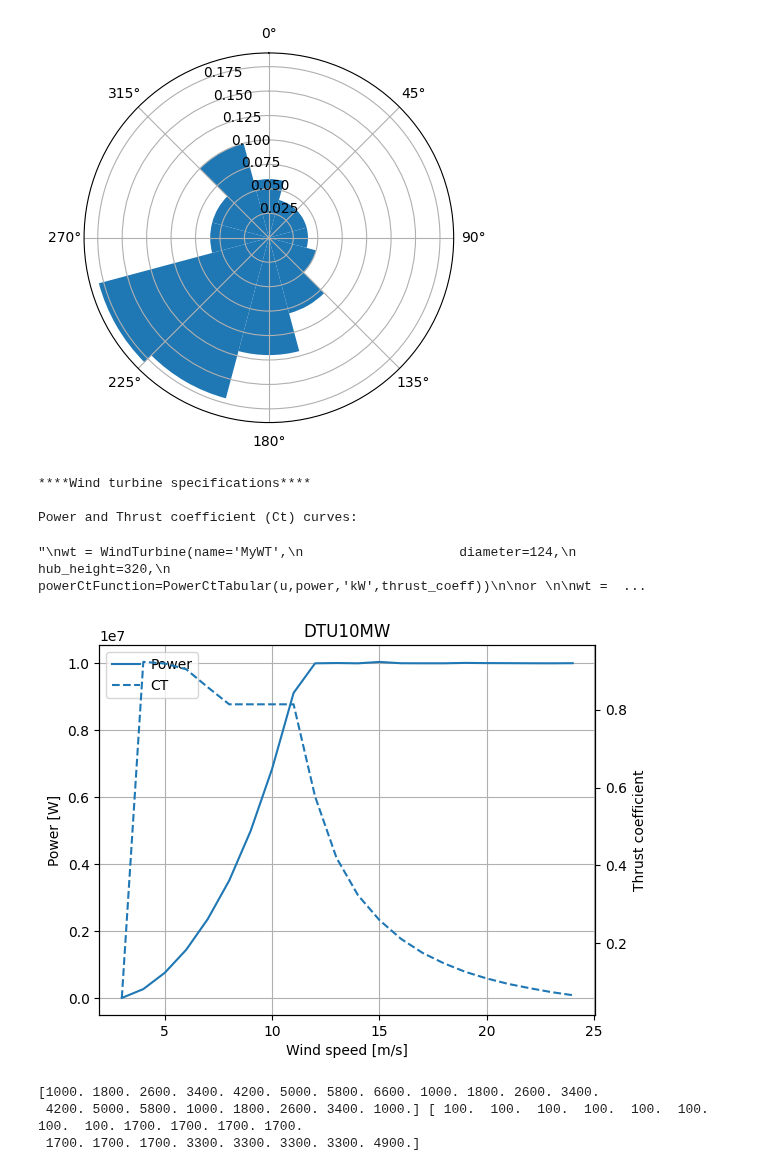
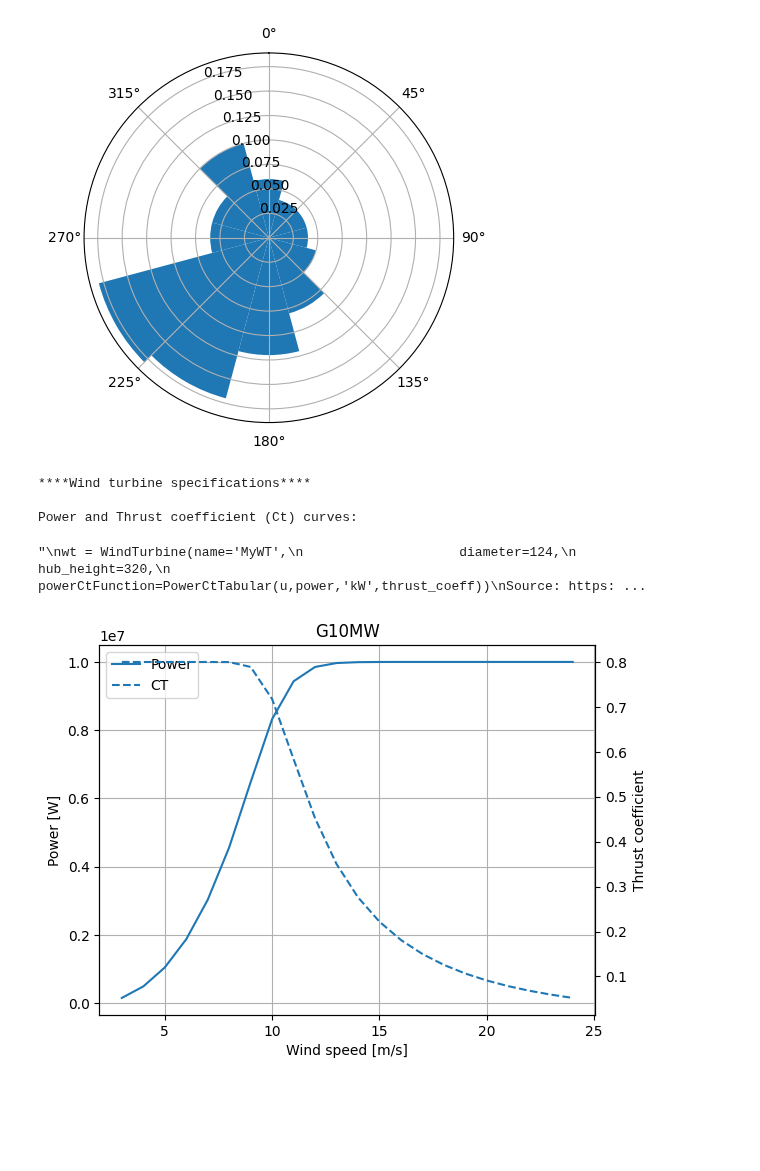
Before and after one commit to Xeidit/WindFarm2, a Jupyter notebook: WindFarmSimAndOptimisation.ipynb, the cells around one changed output. Drawn from its saved outputs; the diff is of its cells as text; code cells hidden in the pictures; blank space fills up the shorter version.

```diff
--- a/WindFarmSimAndOptimisation.ipynb
+++ b/WindFarmSimAndOptimisation.ipynb
@@ -37,85 +41,73 @@ Attributes:
 # %%
 #Define Turbine
 from py_wake.wind_turbines import WindTurbines
 from py_wake.examples.data.dtu10mw import DTU10MW
 from py_wake.wind_turbines import WindTurbine, WindTurbines
 from py_wake.wind_turbines.power_ct_functions import PowerCtTabular
+from py_wake.wind_turbines.generic_wind_turbines import GenericWindTurbine
 import numpy as np
 
-diameter = 200 #Turbine blade diameter in m
-hub_height = 127 #Hub height in m
+diameter = 201 #Turbine blade diameter in m
+hub_height = 145 #Hub height in m
+wt = GenericWindTurbine('G10MW', diameter, hub_height, power_norm=10000, turbulence_intensity=.1)
 
-wt = DTU10MW() #Example 10mw turbine https://backend.orbit.dtu.dk/ws/portalfiles/portal/55645274/The_DTU_10MW_Reference_Turbine_Christian_Bak.pdf
 
 #Plot Data
 print('****Wind turbine specifications****\n')
 print("Power and Thrust coefficient (Ct) curves:")
 ws = np.arange(3,25)
 plt.xlabel('Wind speed [m/s]')
 plt.ylabel('Power [kW]')
 wt.plot_power_ct(ws=ws)
 
 '''
 wt = WindTurbine(name='MyWT',
                     diameter=124,
                     hub_height=320,
                     powerCtFunction=PowerCtTabular(u,power,'kW',thrust_coeff))
-
+Source: https://www.pythonpool.com/pywake-library/
 or
 
-wt = GenericWindTurbine('G10MW', 180, 120, power_norm=10000, turbulence_intensity=.1)
-
-Source: https://www.pythonpool.com/pywake-library/
+wt = DTU10MW() #Example 10mw turbine https://backend.orbit.dtu.dk/ws/portalfiles/portal/55645274/The_DTU_10MW_Reference_Turbine_Christian_Bak.pdf
 '''
 # %% [output]
 ****Wind turbine specifications****
 
 Power and Thrust coefficient (Ct) curves:
-"\nwt = WindTurbine(name='MyWT',\n                    diameter=124,\n                    hub_height=320,\n                    powerCtFunction=PowerCtTabular(u,power,'kW',thrust_coeff))\n\nor \n\nwt =  ...
+"\nwt = WindTurbine(name='MyWT',\n                    diameter=124,\n                    hub_height=320,\n                    powerCtFunction=PowerCtTabular(u,power,'kW',thrust_coeff))\nSource: https: ...
-[figure, old version]
+[figure, new version]
 # %%
 #Define Turbine layout
+#Define Seperation between turbines
+dist_x = 4 * diameter
+dist_y = 8 * diameter
 
-# number of turbines in each direction:
-#n_x = 5
-#n_y = 4
-#total_turbine = 20
-
-rotor_diameter = diameter
-dist_x = 4 * rotor_diameter
-dist_y = 8 * rotor_diameter
-
-wt_x = np.empty(0)
-for row in range(len(num_turb_per_row)):
+#Make inital turbine layout
+wt_x = np.empty(0) # Pre allocate space
+for row in range(len(num_turb_per_row)): # Add a turbine until a row is full, then move onto the next
     for turbine in range(num_turb_per_row[row]):
         wt_x = np.append(wt_x,turbine*dist_x)
 
-#Offset wind turbines by X m
+#Offset wind turbines by X m to make them more central in the given boundries
 x_offset = 1000
 wt_x = wt_x + x_offset
 
-wt_y= np.empty(0)
+wt_y= np.empty(0) #Go through the row and set Y coordinates until end of row
 for row in range(len(num_turb_per_row)):
     for turbine in range(num_turb_per_row[row]):
         wt_y = np.append(wt_y,row*dist_y)
 
-#Offset wind turbines by Y m
+#Offset wind turbines by Y m to make them more central in the given boundries
 y_offset = 100
 wt_y = wt_y + y_offset
 
 wt_x = wt_x.flatten()
 wt_y = wt_y.flatten()
 
-print(wt_x, wt_y)
-
 x_max, x_min = wt_x.max(), wt_x.min()
 y_max, y_min = wt_y.max(), wt_y.min()
 
 n_wt = sum(num_turb_per_row)
-# %% [output]
-[1000. 1800. 2600. 3400. 4200. 5000. 5800. 6600. 1000. 1800. 2600. 3400.
- 4200. 5000. 5800. 1000. 1800. 2600. 3400. 1000.] [ 100.  100.  100.  100.  100.  100.  100.  100. 1700. 1700. 1700. 1700.
- 1700. 1700. 1700. 3300. 3300. 3300. 3300. 4900.]
 # %%
 #Define Engineering windfarm model
 from py_wake.literature.gaussian_models import Bastankhah_PorteAgel_2014
```
Also changed, not shown: parts of 9 cells of this notebook, 8 other files.
